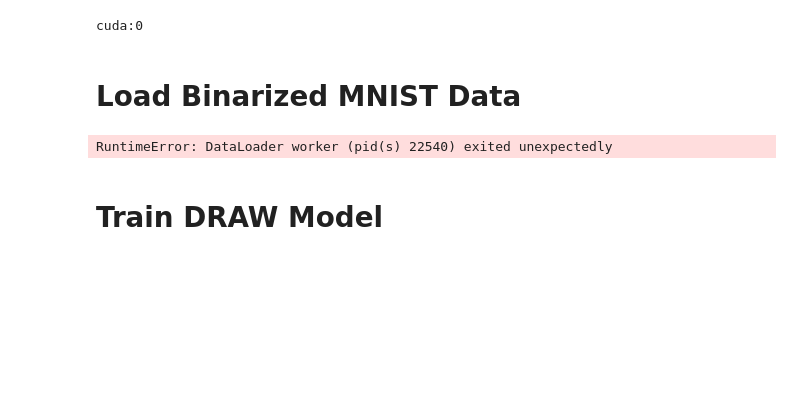
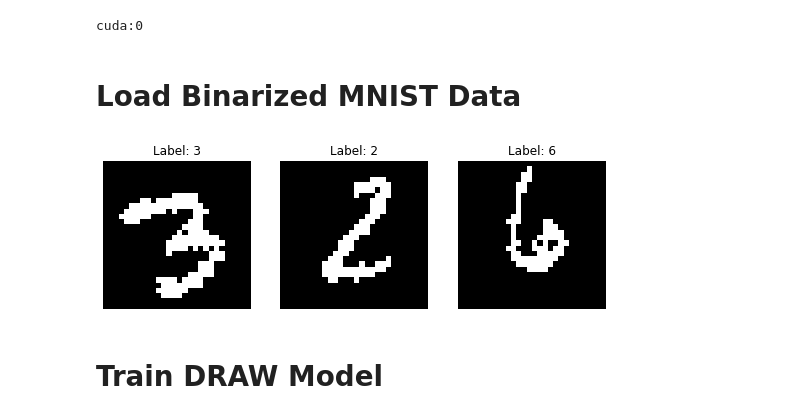
Before and after one commit to simonamtoft/recurrence-and-attention-latent-variable-models, a Jupyter notebook: notebooks/DRAW No Attention.ipynb, the cells around one changed output. Drawn from its saved outputs; the diff is of its cells as text; code cells hidden in the pictures; blank space fills up the shorter version.

```diff
--- a/notebooks/DRAW No Attention.ipynb
+++ b/notebooks/DRAW No Attention.ipynb
@@ -49,18 +52,18 @@ data_loader = DataLoader(
 # %%
 # plot some exampels
 data_iter = iter(data_loader)
 images, labels = data_iter.next()
-
+N=3
 f, ax = plt.subplots(1, N, figsize=(3*N, 6))
 for i in range(N):
     if N == 1:
         ax.imshow(images[i, 0], cmap='gray')
         ax.set_title(f'Label: {labels[i]}')
         ax.axis('off')
     else:
         ax[i].imshow(images[i, 0], cmap='gray')
         ax[i].set_title(f'Label: {labels[i]}')
         ax[i].axis('off')
 plt.show()
 # %% [output]
-RuntimeError: DataLoader worker (pid(s) 22540) exited unexpectedly
+[figure, added]
```
Also changed, not shown: parts of 6 cells of this notebook.
